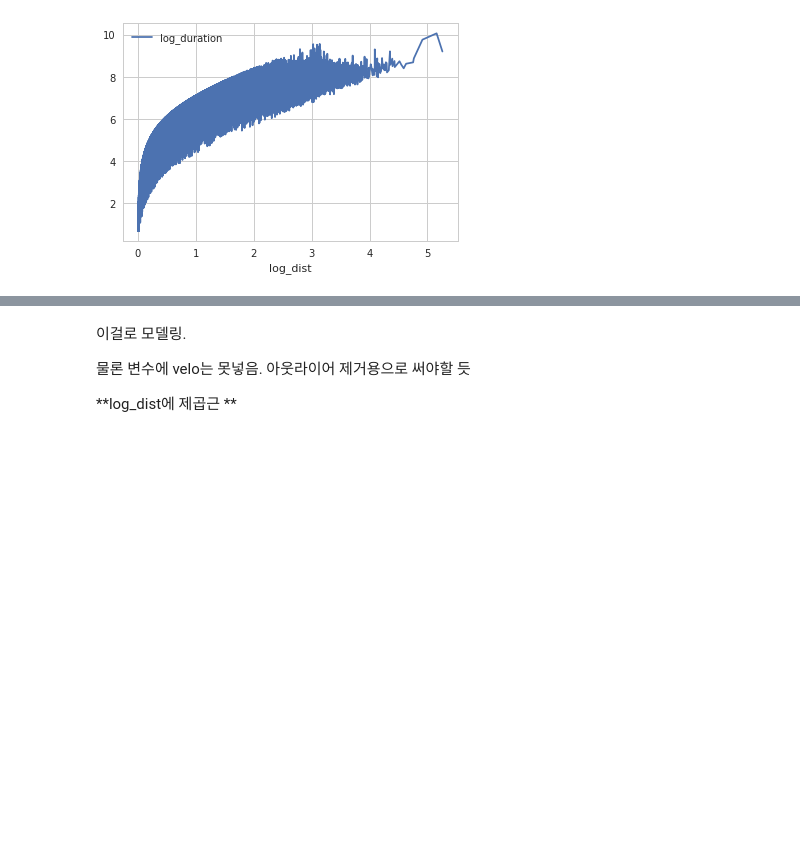
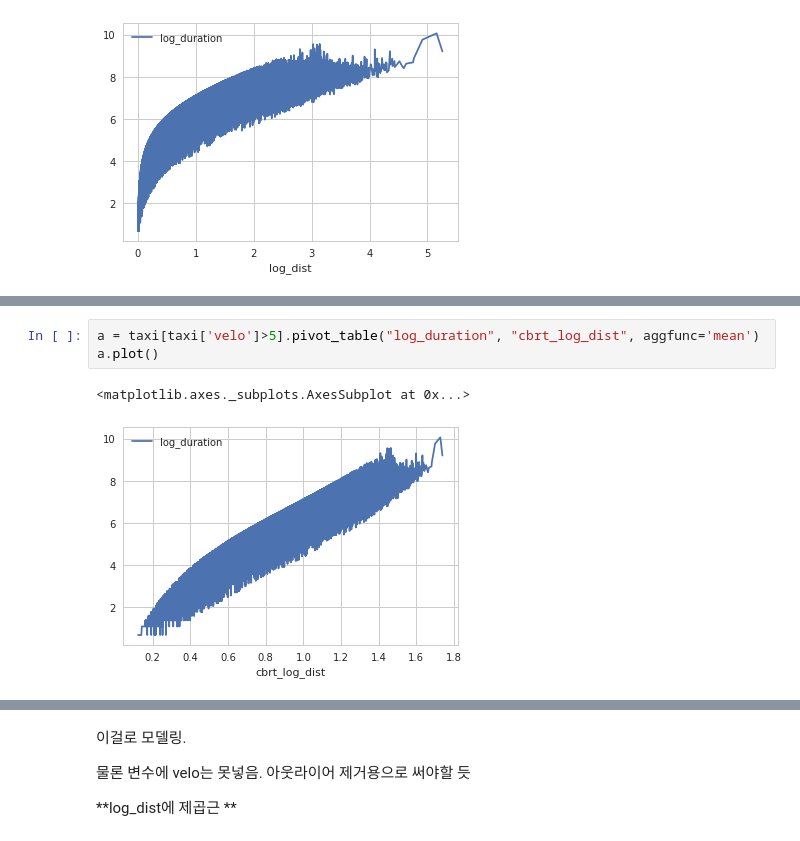
Before and after one commit to Moons08/dss-project-taxi, a Jupyter notebook: Mk/1.EDA_ver.2.0.ipynb, the cells around one changed output, grey strips where cells are left out. Cells and saved outputs as stored; diff of their text form; blank space fills up the shorter version.

```diff
--- a/Mk/1.EDA_ver.2.0.ipynb
+++ b/Mk/1.EDA_ver.2.0.ipynb
@@ -66,0 +70,6 @@ a.plot()
+# %%
+a = taxi[taxi['velo']>5].pivot_table("log_duration", "cbrt_log_dist", aggfunc='mean')
+a.plot()
+# %% [output]
+<matplotlib.axes._subplots.AxesSubplot at 0x...>
+[figure, added]
```
Also changed, not shown: parts of 5 cells of this notebook.
